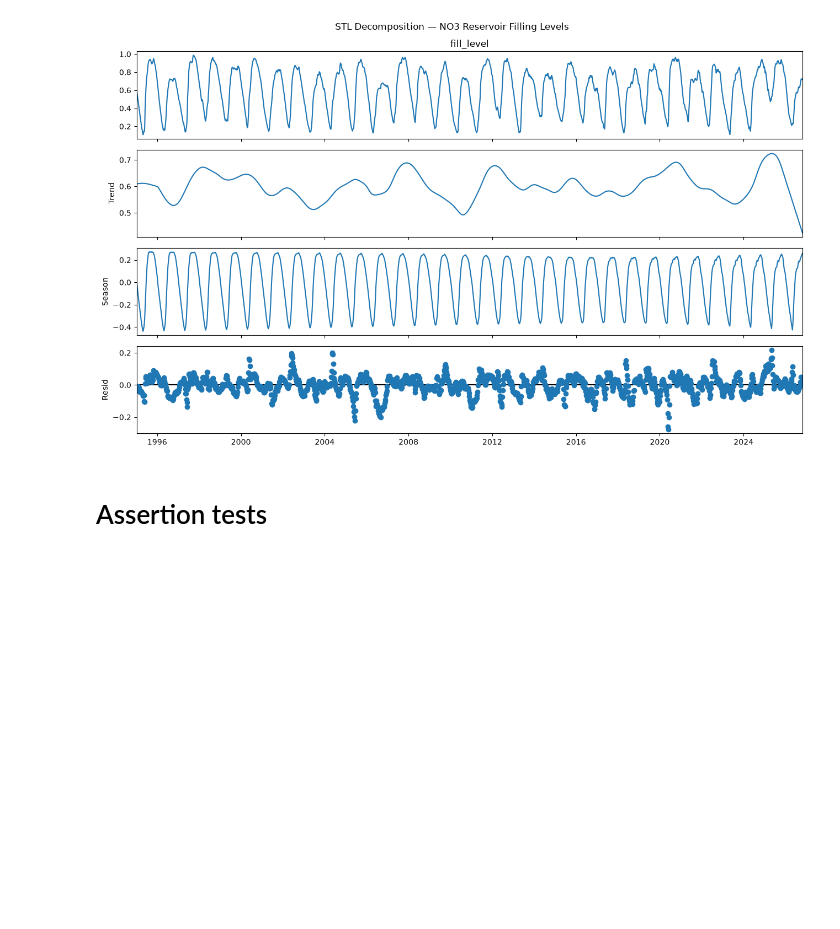
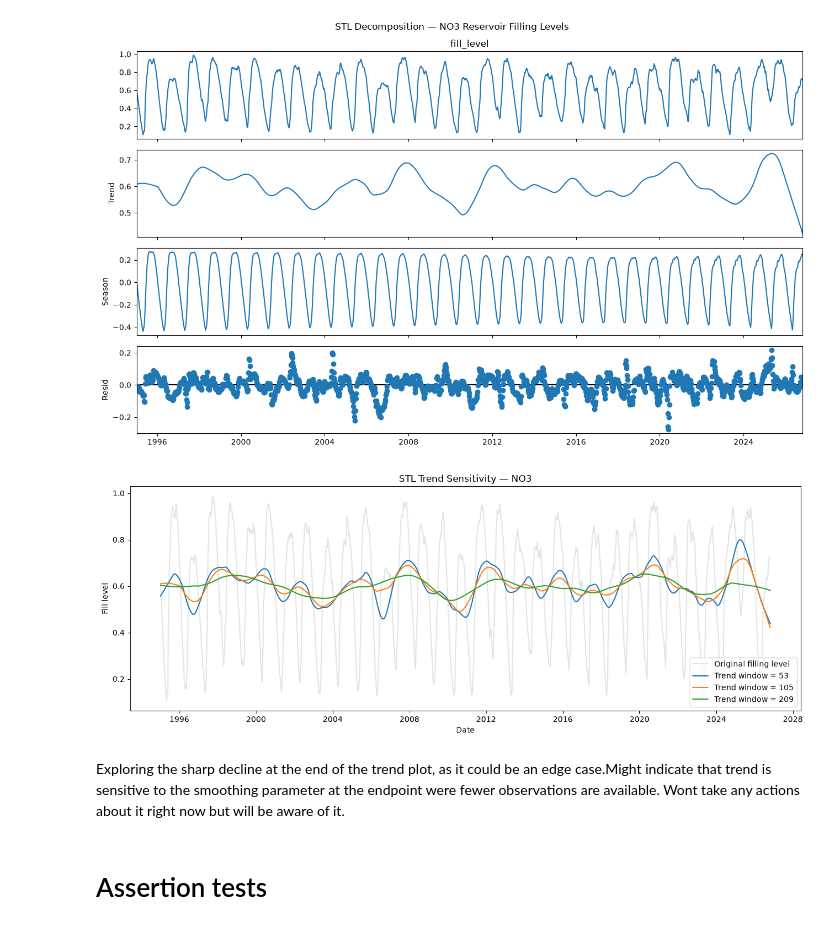
Before and after one commit to magloev/magloevIND320, a Jupyter notebook: notebooks/Task3.ipynb, the cells around one changed output. Drawn from its saved outputs; the diff is of its cells as text; code cells hidden in the pictures; blank space fills up the shorter version.

```diff
--- a/notebooks/Task3.ipynb
+++ b/notebooks/Task3.ipynb
@@ -444,0 +420,11 @@ First coordinate: (9.328560324983709, 62.56745026518504)
+# %%
+import json
+from pathlib import Path
+
+path = Path("../data/weather/zone_coordinates.json")
+path.parent.mkdir(parents=True, exist_ok=True)
+
+with open(path, "w") as f:
+    json.dump(zone_coordinates, f)
+
+print("Coordinates saved successfully!")
@@ -1100,6 +1098,43 @@ fig, result = reservoir_stl(
 plt.show()
 # %% [output]
 [figure]
+# %%
+fig, ax = plt.subplots(figsize=(13, 5))
+
+ax.plot(
+    fill_level.index,
+    fill_level,
+    color="lightgray",
+    alpha=0.6,
+    label="Original filling level"
+)
+
+for window in [53, 105, 209]:
+    result = STL(
+        fill_level,
+        period=52,
+        seasonal=13,
+        trend=window,
+        robust=True
+    ).fit()
+
+    ax.plot(
+        fill_level.index,
+        result.trend,
+        label=f"Trend window = {window}"
+    )
+
+ax.set_title("STL Trend Sensitivity — NO3")
+ax.set_xlabel("Date")
+ax.set_ylabel("Fill level")
+ax.legend()
+
+plt.tight_layout()
+plt.show()
+# %% [output]
+[figure, added]
+# %% [markdown]
+Exploring the sharp decline at the end of the trend plot, as it could be an edge case.Might indicate that trend is sensitive to the smoothing parameter at the endpoint were fewer observations are available. Wont take any actions about it right now but will be aware of it.
 # %% [markdown]
 # Assertion tests
 # %%
```
Also changed, not shown: parts of 13 cells of this notebook, 2 other files.
